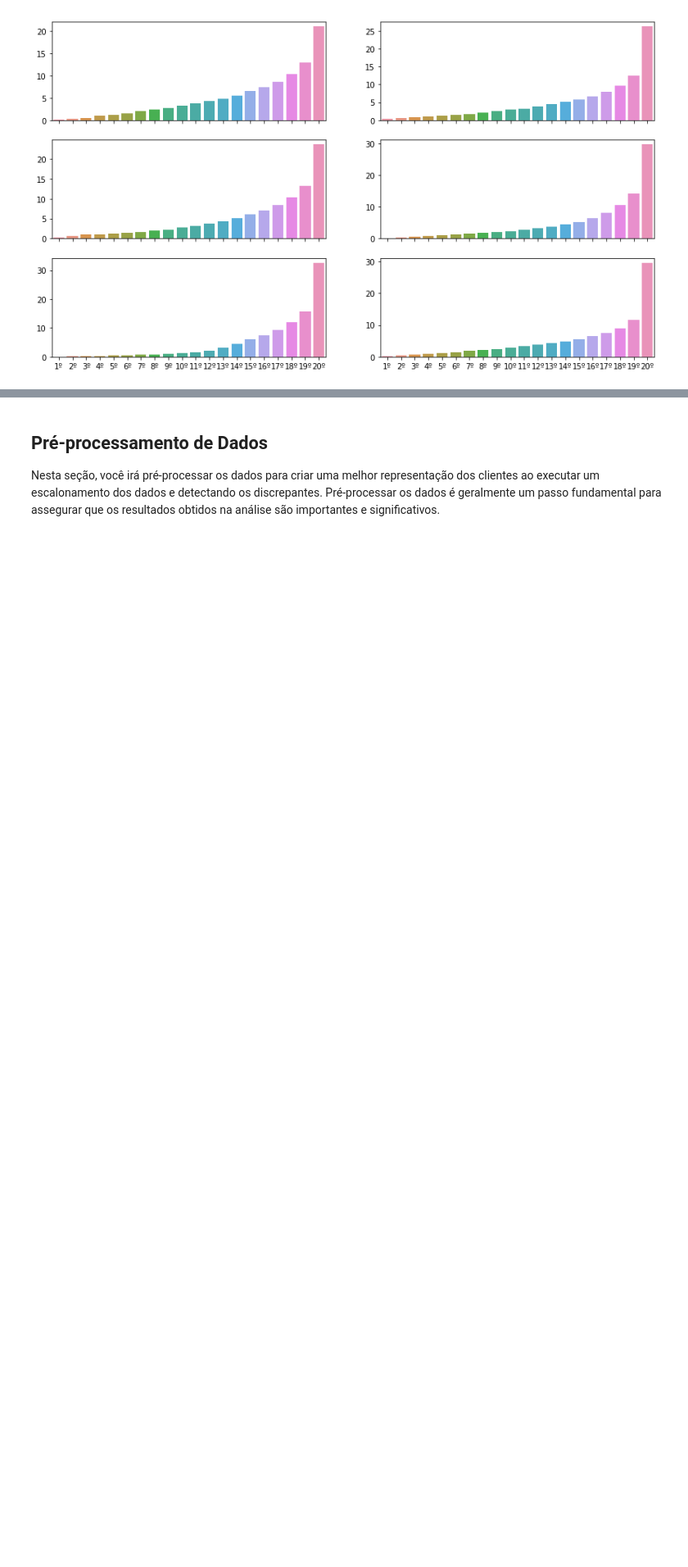
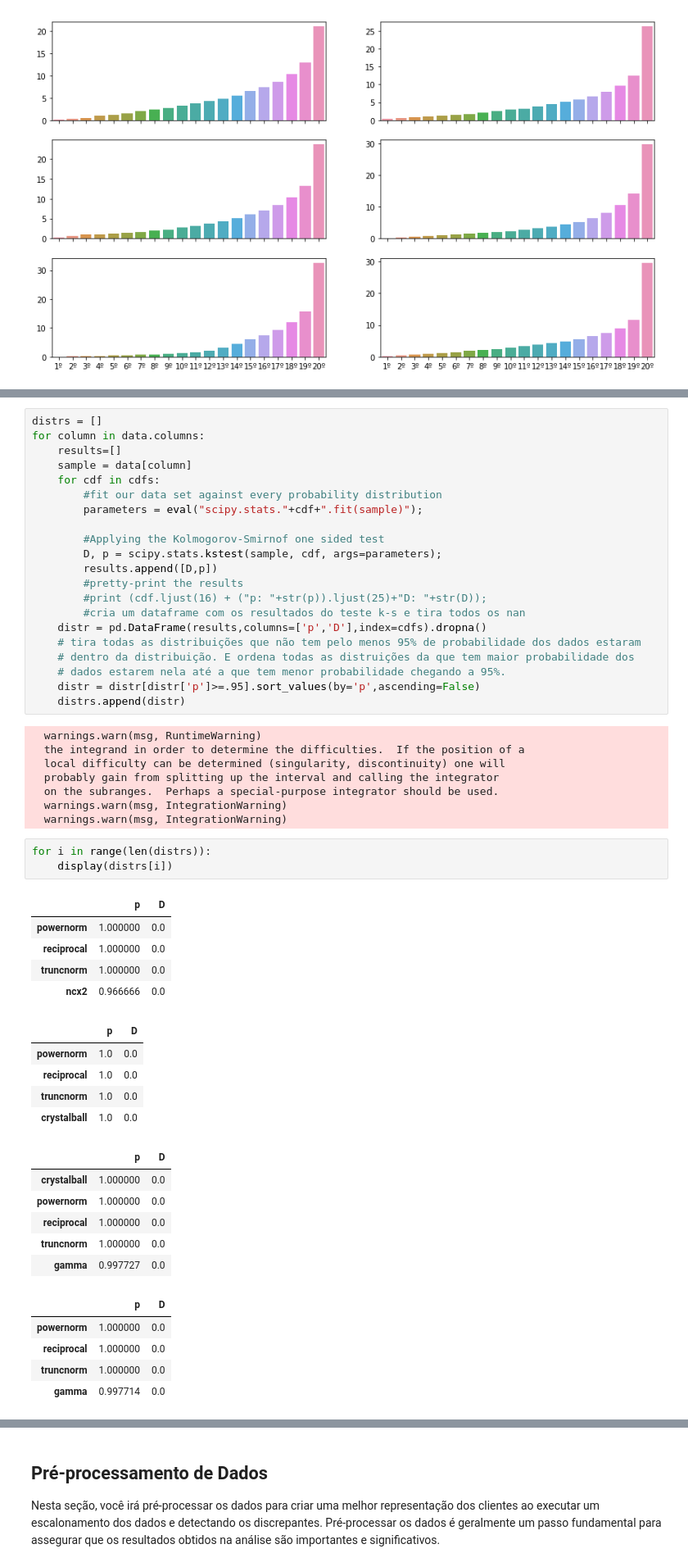
Before and after one commit to isaccjr/Machine-Learning, a Jupyter notebook: projects/customer_segments/customer_segments_PT.ipynb, the cells around one changed output, grey strips where cells are left out. Shown: that part at 82% size. Cells and saved outputs as stored; diff of their text form; blank space fills up the shorter version.

```diff
--- a/projects/customer_segments/customer_segments_PT.ipynb
+++ b/projects/customer_segments/customer_segments_PT.ipynb
@@ -187,0 +287,54 @@ for coluna in data.columns:
+# %%
+distrs = []
+for column in data.columns:
+    results=[]
+    sample = data[column]
+    for cdf in cdfs:
+        #fit our data set against every probability distribution
+        parameters = eval("scipy.stats."+cdf+".fit(sample)");
+
+        #Applying the Kolmogorov-Smirnof one sided test
+        D, p = scipy.stats.kstest(sample, cdf, args=parameters);
+        results.append([D,p])
+        #pretty-print the results
+        #print (cdf.ljust(16) + ("p: "+str(p)).ljust(25)+"D: "+str(D));
+        #cria um dataframe com os resultados do teste k-s e tira todos os nan
+    distr = pd.DataFrame(results,columns=['p','D'],index=cdfs).dropna()
+    # tira todas as distribuições que não tem pelo menos 95% de probabilidade dos dados estaram
+    # dentro da distribuição. E ordena todas as distruições da que tem maior probabilidade dos
+    # dados estarem nela até a que tem menor probabilidade chegando a 95%.
+    distr = distr[distr['p']>=.95].sort_values(by='p',ascending=False)
+    distrs.append(distr)
+# %% [output]
+  warnings.warn(msg, RuntimeWarning)
+  the integrand in order to determine the difficulties.  If the position of a
+  local difficulty can be determined (singularity, discontinuity) one will
+  probably gain from splitting up the interval and calling the integrator
+  on the subranges.  Perhaps a special-purpose integrator should be used.
+  warnings.warn(msg, IntegrationWarning)
+  warnings.warn(msg, IntegrationWarning)
+# %%
+for i in range(len(distrs)):
+    display(distrs[i])
+# %% [output]
+|  | p | D |
+| powernorm | 1.000000 | 0.0 |
+| reciprocal | 1.000000 | 0.0 |
+| truncnorm | 1.000000 | 0.0 |
+| ncx2 | 0.966666 | 0.0 |
+|  | p | D |
+| powernorm | 1.0 | 0.0 |
+| reciprocal | 1.0 | 0.0 |
+| truncnorm | 1.0 | 0.0 |
+| crystalball | 1.0 | 0.0 |
+|  | p | D |
+| crystalball | 1.000000 | 0.0 |
+| powernorm | 1.000000 | 0.0 |
+| reciprocal | 1.000000 | 0.0 |
+| truncnorm | 1.000000 | 0.0 |
+| gamma | 0.997727 | 0.0 |
+|  | p | D |
+| powernorm | 1.000000 | 0.0 |
+| reciprocal | 1.000000 | 0.0 |
+| truncnorm | 1.000000 | 0.0 |
+| gamma | 0.997714 | 0.0 |
```
Also changed, not shown: parts of 12 cells of this notebook, 1 other file.
